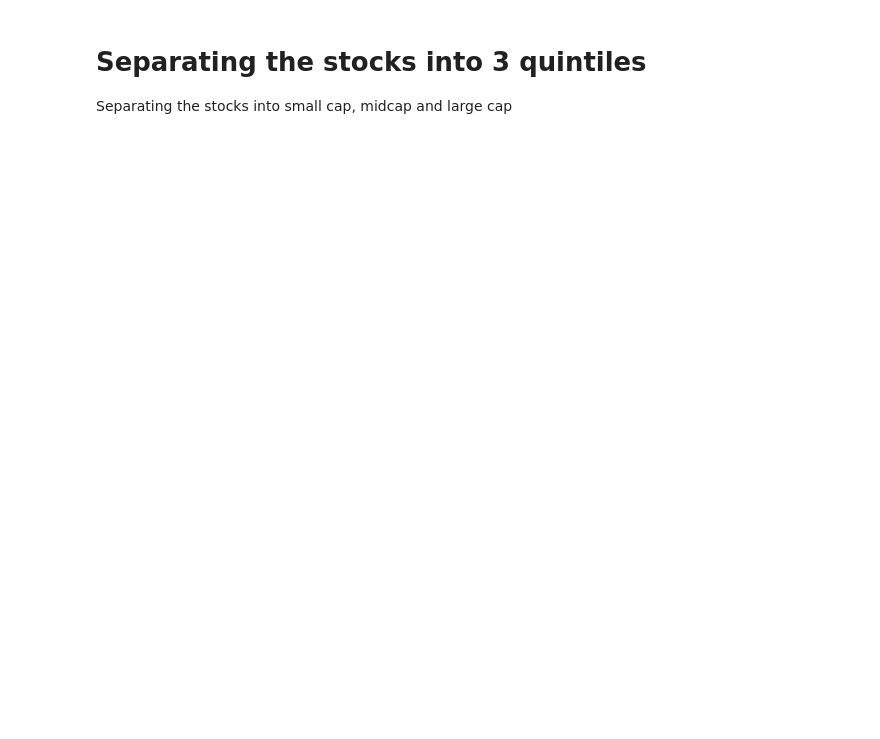
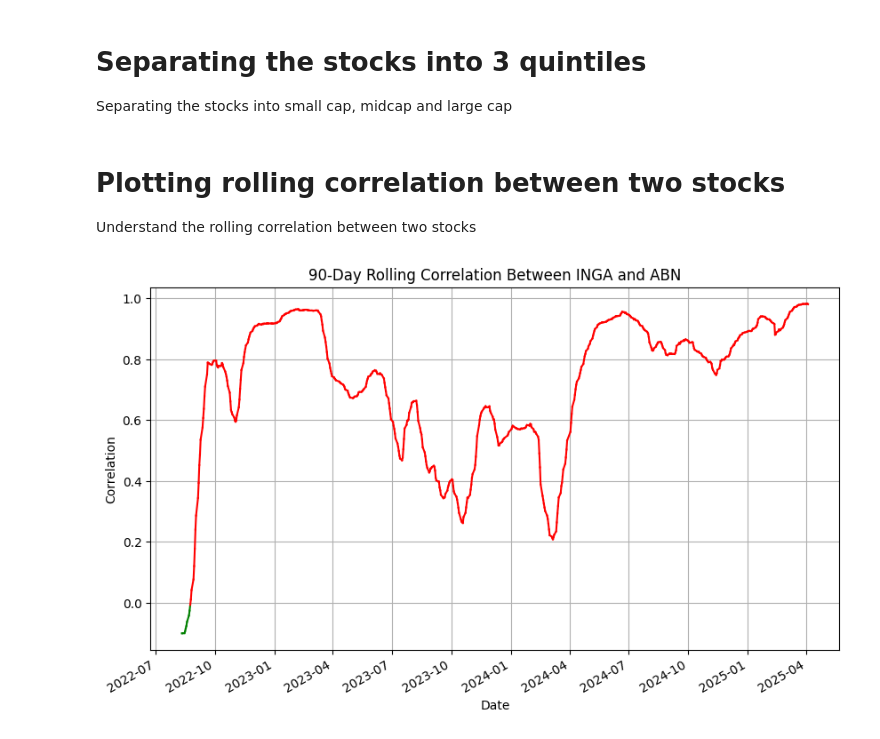
Before and after one commit to raviteja1608/Quant_research, a Jupyter notebook: Research_Tools.ipynb, the cells around one changed output. Cells and saved outputs as stored; diff of their text form; code cells hidden in the pictures; blank space fills up the shorter version.

```diff
--- a/Research_Tools.ipynb
+++ b/Research_Tools.ipynb
@@ -361,3 +364,63 @@ Separating the stocks into small cap, midcap and large cap
 # calculate the daily trading market volume = close price * volume
 # Take an average of the last 30 days
 # separate them into three quintiles
+# %% [markdown]
+# Plotting rolling correlation between two stocks
+Understand the rolling correlation between two stocks
+# %%
+# Calculate the start date for the last 3 years
+end_date = dt.datetime.now()
+start_date = end_date - dt.timedelta(days=3 * 365)
+
+
+# Define stock details
+stock1 = "INGA"
+exchange1 = "AS"
+stock2 = "ABN"
+exchange2 = "AS"
+period = "d"
+
+# Function to fetch historical prices and plot rolling correlation
+def plot_rolling_correlation(stock1, exchange1, stock2, exchange2, start_date, end_date, window=90):
+    # Fetch historical prices for both stocks
+    stock1_df = Fetch_historical_price(stock1, exchange1, start_date, end_date, period, API_Eodhd)
+    stock2_df = Fetch_historical_price(stock2, exchange2, start_date, end_date, period, API_Eodhd)
+
+    # Ensure both DataFrames have a 'date' column and convert it to datetime
+    stock1_df['date'] = pd.to_datetime(stock1_df['date'])
+    stock2_df['date'] = pd.to_datetime(stock2_df['date'])
+
+    # Sort the DataFrames by date and set the 'date' column as the index
+    stock1_df = stock1_df.sort_values(by='date').set_index('date')
+    stock2_df = stock2_df.sort_values(by='date').set_index('date')
+
+    # Align the two DataFrames on their dates
+    combined_df = pd.concat([stock1_df['adjusted_close'], stock2_df['adjusted_close']], axis=1, keys=['Stock1', 'Stock2']).dropna()
+
+    # Calculate rolling correlation
+    rolling_corr = combined_df['Stock1'].rolling(window=window).corr(combined_df['Stock2'])
+
+    # Plot the rolling correlation with color based on value
+    plt.figure(figsize=(10, 6))
+    for i in range(1, len(rolling_corr)):
+        if rolling_corr[i] > 0:
+            plt.plot(rolling_corr.index[i-1:i+1], rolling_corr[i-1:i+1], color='red')
+        else:
+            plt.plot(rolling_corr.index[i-1:i+1], rolling_corr[i-1:i+1], color='green')
+
+    plt.title(f'{window}-Day Rolling Correlation Between {stock1} and {stock2}')
+    plt.xlabel('Date')
+    plt.ylabel('Correlation')
+    plt.grid()
+
+    # Format the date axis
+    plt.gca().xaxis.set_major_formatter(mdates.DateFormatter('%Y-%m'))
+    plt.gca().xaxis.set_major_locator(mdates.MonthLocator(interval=3))  # Show every 12 months
+    plt.gcf().autofmt_xdate()  # Rotate date labels for better readability
+
+    plt.show()
+
+# Call the function to plot the rolling correlation
+plot_rolling_correlation(stock1, exchange1, stock2, exchange2, start_date, end_date, window=90)
+# %% [output]
+[figure, added]
```
Also changed, not shown: parts of 6 cells of this notebook.
